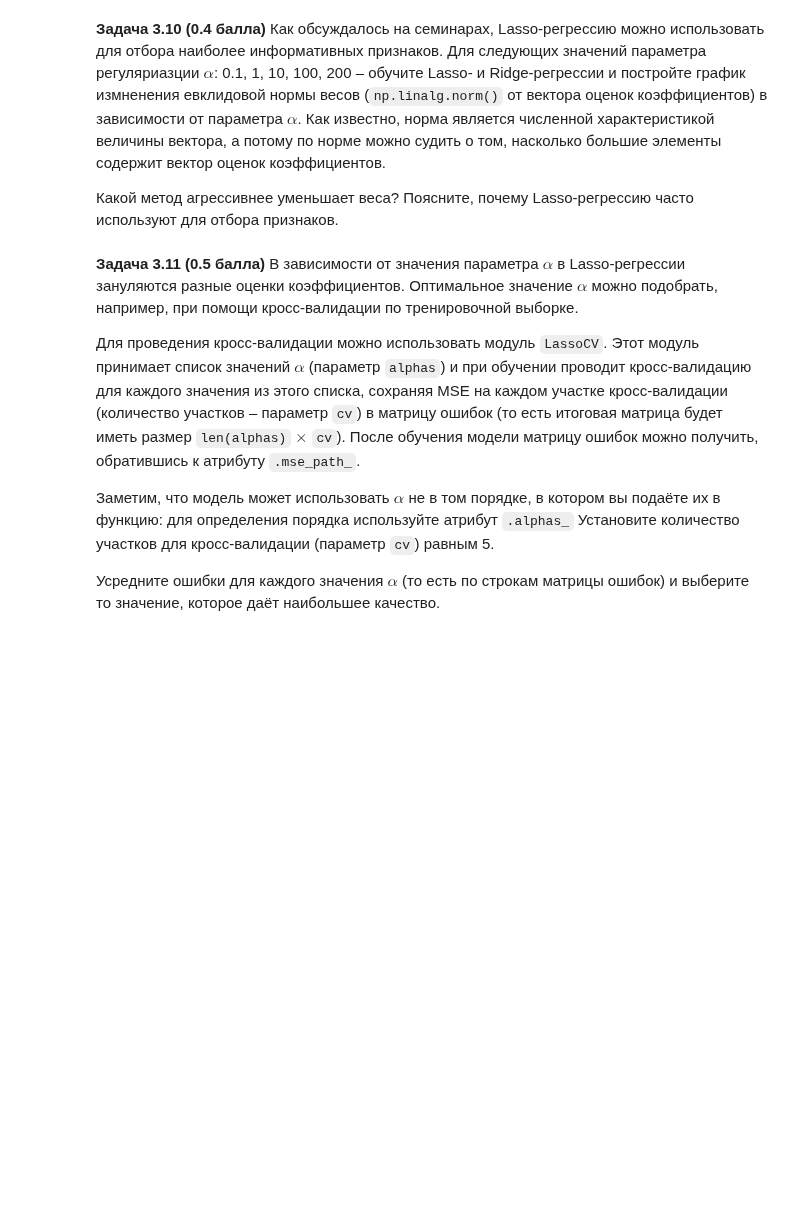
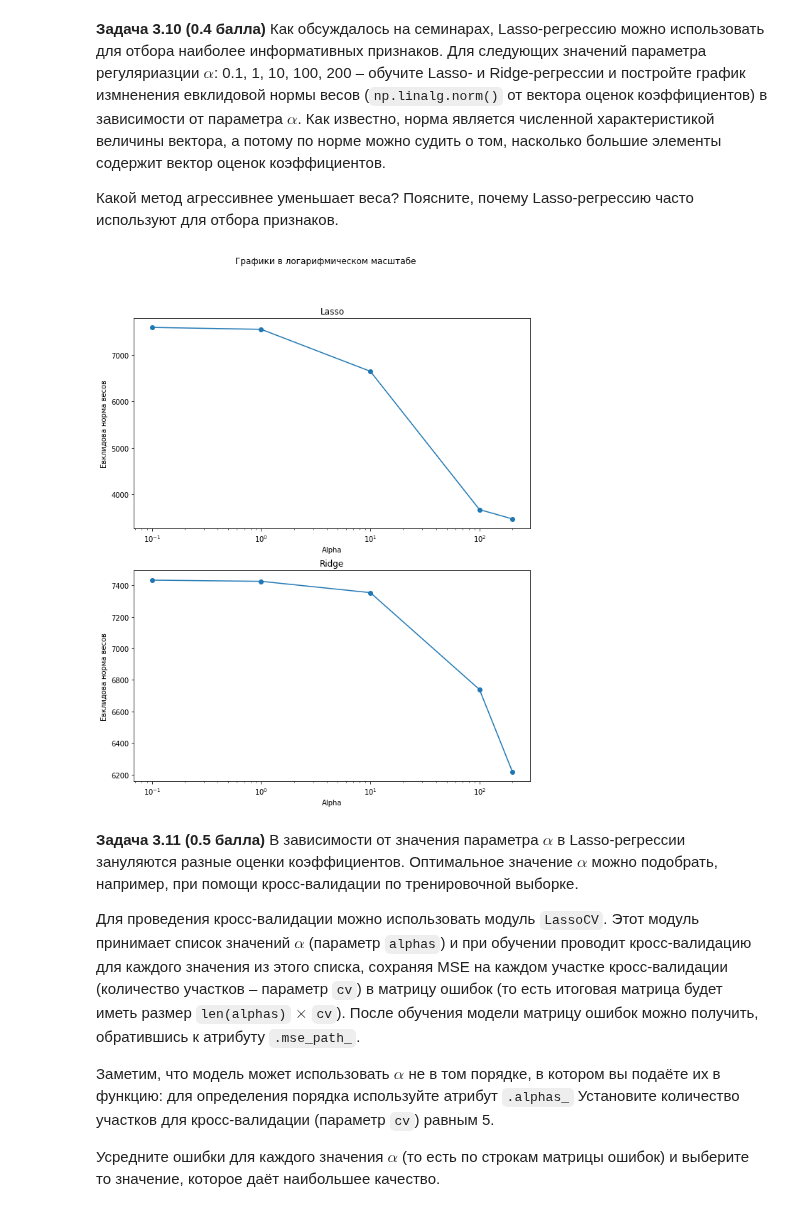
Before and after one commit to TyurinIvan/iad2021, a Jupyter notebook: hw4/hw04.ipynb, the cells around one changed output. Cells and saved outputs as stored; diff of their text form; code cells hidden in the pictures; blank space fills up the shorter version.

```diff
--- a/hw4/hw04.ipynb
+++ b/hw4/hw04.ipynb
@@ -541,3 +543,13 @@ Test MSE:  1260075.2692373227
 **Задача 3.10 (0.4 балла)** Как обсуждалось на семинарах, Lasso-регрессию можно использовать для отбора наиболее информативных признаков. Для следующих значений параметра регуляриазции $\alpha$: 0.1, 1, 10, 100, 200 –  обучите Lasso- и Ridge-регрессии и постройте график измненения евклидовой нормы весов (`np.linalg.norm()` от вектора оценок коэффициентов) в зависимости от параметра $\alpha$. Как известно, норма является численной характеристикой величины вектора, а потому по норме можно судить о том, насколько большие элементы содержит вектор оценок коэффициентов.
 
 Какой метод агрессивнее уменьшает веса? Поясните, почему Lasso-регрессию часто используют для отбора признаков.
+# %%
+Lmas = []
+Rmas = []
+alpha = [0.1, 1, 10, 100, 200]
+
+for a in alpha:
+  Lasso_clf = Lasso(alpha=a).fit(features_train, labels_train)
+  Ridge_clf = Ridge(alpha=a).fit(features_train, labels_train)
+  Lmas.append(np.linalg.norm(Lasso_clf.coef_))
+  Rmas.append(np.linalg.norm(Ridge_clf.coef_))
@@ -544,3 +558,24 @@ Test MSE:  1260075.2692373227
+# %%
+plt.figure(figsize=(10,12))
+plt.suptitle("Графики в логарифмическом масштабе")
+
+plt.subplot(2, 1, 1)
+plt.title("Lasso")
+plt.xlabel("Alpha")
+plt.ylabel("Евклидова норма весов")
+xscale('log') # Логарифмический масштаб отключается тут
+plt.plot(alpha, Lmas, 'o-')
+
+plt.subplot(2, 1, 2)
+plt.title("Ridge")
+plt.xlabel("Alpha")
+plt.ylabel("Евклидова норма весов")
+xscale('log') # Логарифмический масштаб отключается тут
+plt.plot(alpha, Rmas, 'o-')
+
+plt.show()
+# %% [output]
+[figure, added]
 # %% [markdown]
 **Задача 3.11 (0.5 балла)**
 В зависимости от значения параметра $\alpha$ в Lasso-регрессии зануляются разные оценки коэффициентов. Оптимальное значение $\alpha$ можно подобрать, например, при помощи кросс-валидации по тренировочной выборке.
```
Also changed, not shown: parts of 4 cells of this notebook.
